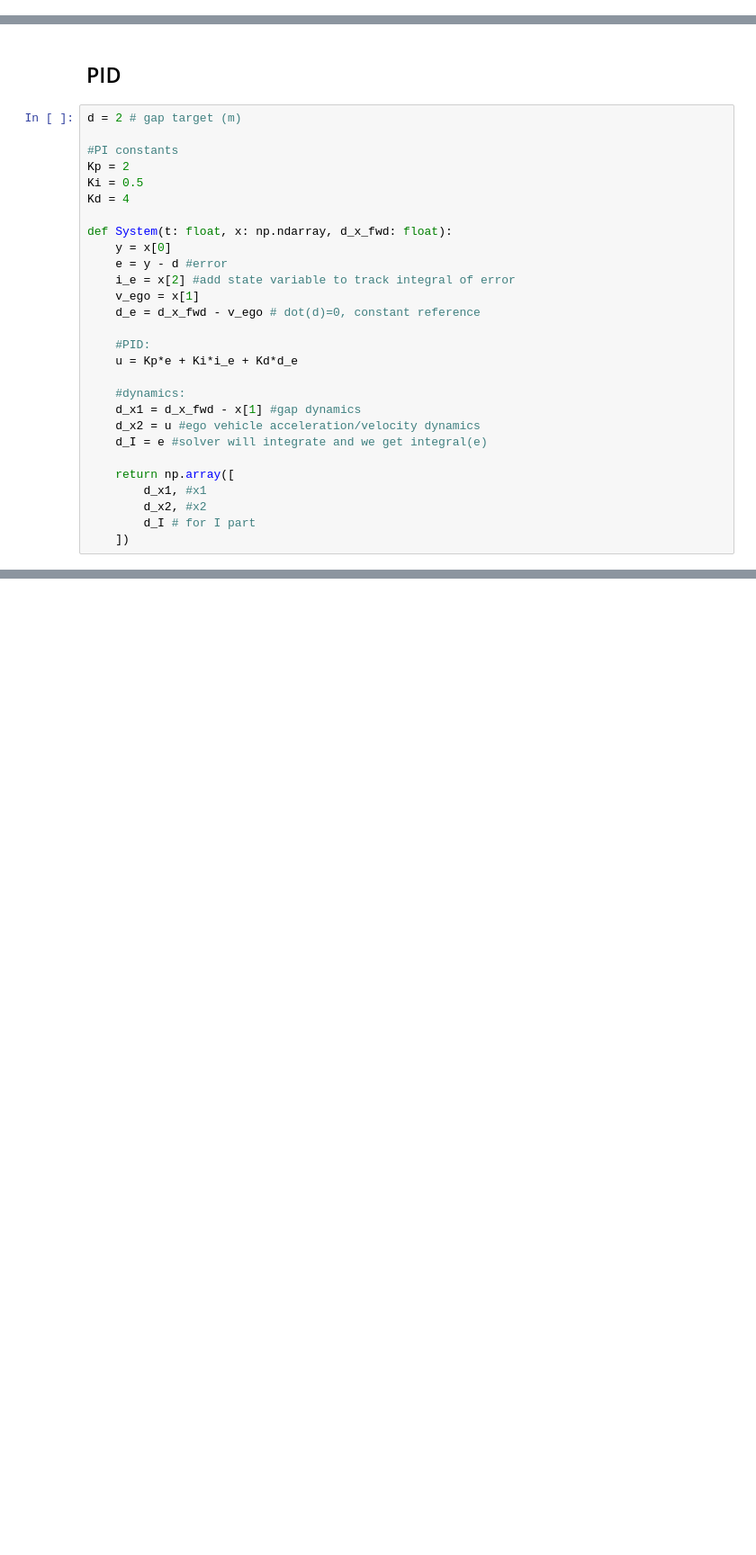
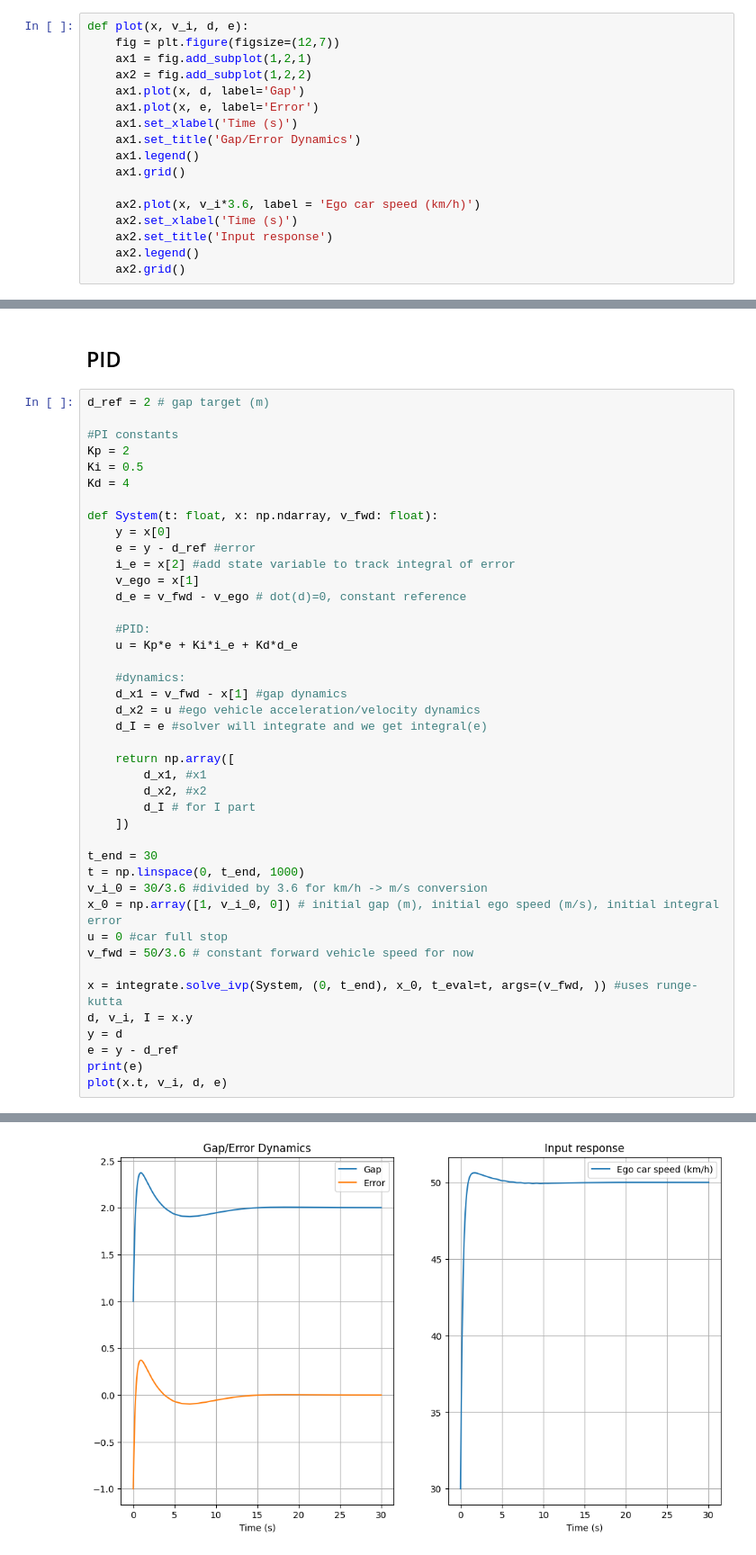
Before and after one commit to ZeArteaga/PINN-control-platooning, a Jupyter notebook: PID.ipynb, the cells around one changed output, grey strips where cells are left out. Shown at 90% size. Cells and saved outputs as stored; diff of their text form; blank space fills up the shorter version.

```diff
--- a/PID.ipynb
+++ b/PID.ipynb
@@ -8,0 +7,17 @@ import matplotlib.pyplot as plt
+# %%
+def plot(x, v_i, d, e):
+    fig = plt.figure(figsize=(12,7))
+    ax1 = fig.add_subplot(1,2,1)
+    ax2 = fig.add_subplot(1,2,2)
+    ax1.plot(x, d, label='Gap')
+    ax1.plot(x, e, label='Error')
+    ax1.set_xlabel('Time (s)')
+    ax1.set_title('Gap/Error Dynamics')
+    ax1.legend()
+    ax1.grid()
+
+    ax2.plot(x, v_i*3.6, label = 'Ego car speed (km/h)')
+    ax2.set_xlabel('Time (s)')
+    ax2.set_title('Input response')
+    ax2.legend()
+    ax2.grid()
@@ -9,25 +26,25 @@ import matplotlib.pyplot as plt
 # %% [markdown]
 ## PID
 # %%
-d = 2 # gap target (m)
+d_ref = 2 # gap target (m)
 
 #PI constants
 Kp = 2
 Ki = 0.5
 Kd = 4
 
-def System(t: float, x: np.ndarray, d_x_fwd: float):
+def System(t: float, x: np.ndarray, v_fwd: float):
     y = x[0]
-    e = y - d #error
+    e = y - d_ref #error
     i_e = x[2] #add state variable to track integral of error
     v_ego = x[1]
-    d_e = d_x_fwd - v_ego # dot(d)=0, constant reference
+    d_e = v_fwd - v_ego # dot(d)=0, constant reference
 
     #PID:
     u = Kp*e + Ki*i_e + Kd*d_e
 
     #dynamics:
-    d_x1 = d_x_fwd - x[1] #gap dynamics
+    d_x1 = v_fwd - x[1] #gap dynamics
     d_x2 = u #ego vehicle acceleration/velocity dynamics
     d_I = e #solver will integrate and we get integral(e)
 
@@ -36,3 +53,18 @@ def System(t: float, x: np.ndarray, d_x_fwd: float):
         d_x2, #x2
         d_I # for I part
     ])
+
+t_end = 30
+t = np.linspace(0, t_end, 1000)
+v_i_0 = 30/3.6 #divided by 3.6 for km/h -> m/s conversion
+x_0 = np.array([1, v_i_0, 0]) # initial gap (m), initial ego speed (m/s), initial integral error
+u = 0 #car full stop
+v_fwd = 50/3.6 # constant forward vehicle speed for now
+
+x = integrate.solve_ivp(System, (0, t_end), x_0, t_eval=t, args=(v_fwd, )) #uses runge-kutta
+d, v_i, I = x.y
+y = d
+e = y - d_ref
+print(e)
+plot(x.t, v_i, d, e)
+# %% [output]
@@ -39 +88,2 @@ def System(t: float, x: np.ndarray, d_x_fwd: float):
+[figure, added]
 # %% [markdown]
```
Also changed, not shown: parts of 11 cells of this notebook.
